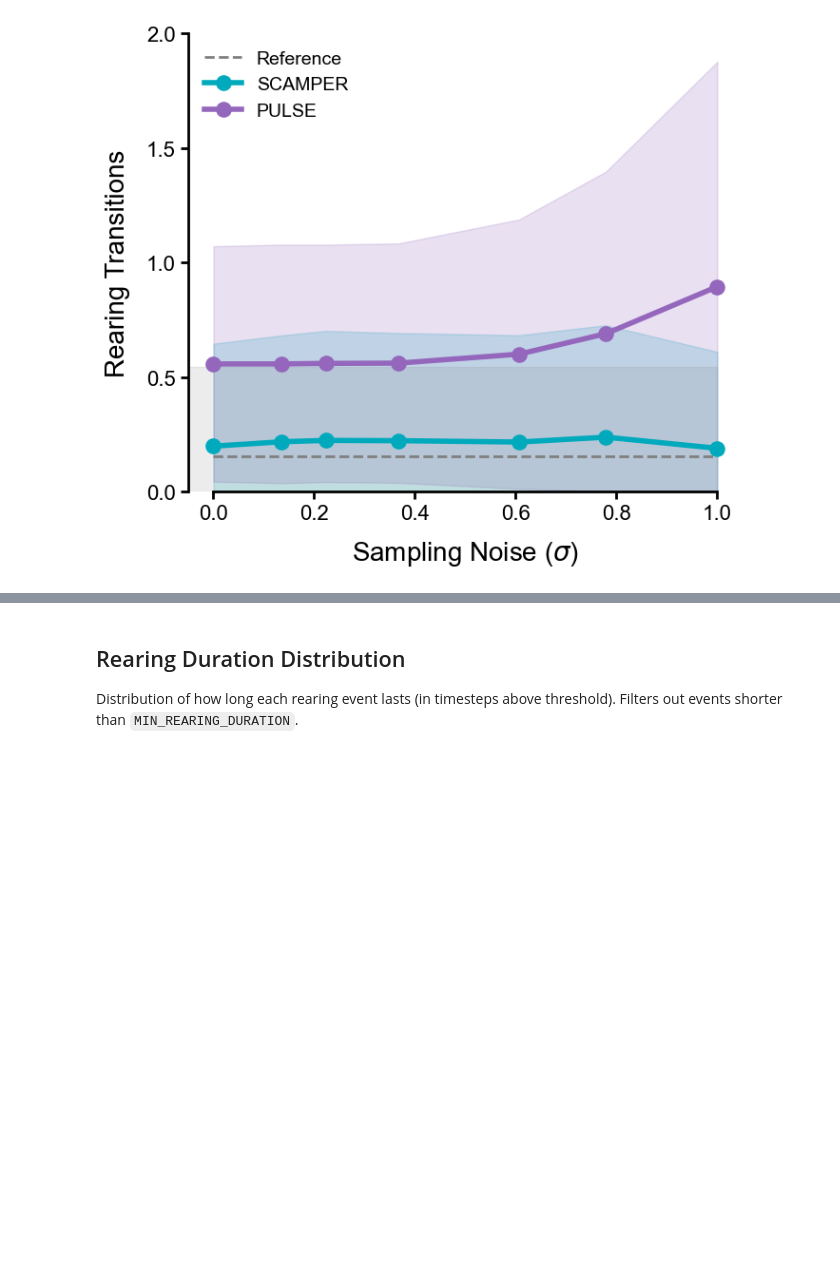
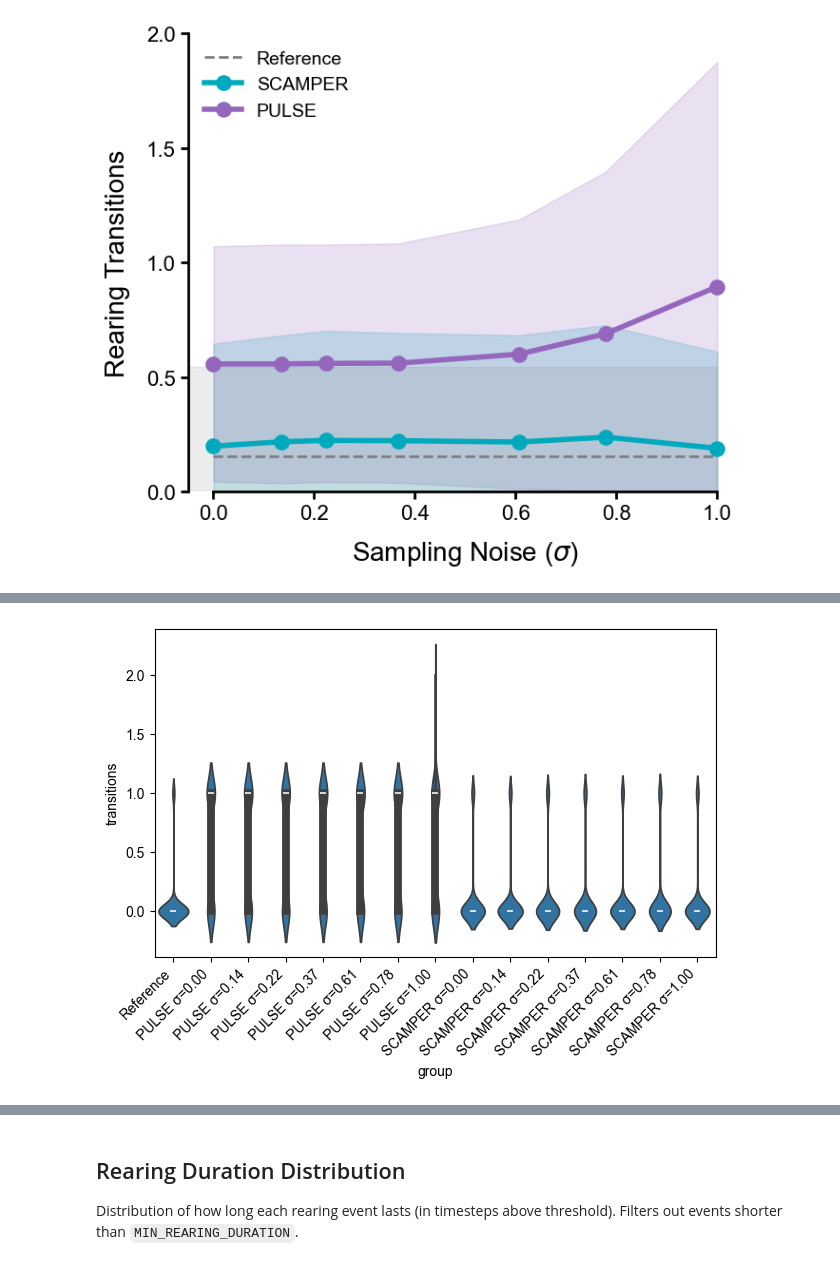
Before and after one commit to asirbu77/SCAMPER, a Jupyter notebook: notebooks/analysis/random_generation/distance_from_rollout_dataset.ipynb, the cells around one changed output, grey strips where cells are left out. Saved outputs shown, nothing was run; the diff lists cells and outputs as text; code cells hidden in the pictures; blank space fills up the shorter version.

```diff
--- a/notebooks/analysis/random_generation/distance_from_rollout_dataset.ipynb
+++ b/notebooks/analysis/random_generation/distance_from_rollout_dataset.ipynb
@@ -748,0 +833,8 @@ Saved to /home/mila/a/aidan.sirbu/SCAMPER/notebooks/plots/random_generation/dist
+# %%
+fig, ax = plt.subplots()
+sns.violinplot(data=violin_df, x="group", y="transitions", order=group_order, ax=ax)
+plt.xticks(rotation=45, ha="right")
+plt.tight_layout()
+plt.show()
+# %% [output]
+[figure, added]
```
Also changed, not shown: parts of 12 cells of this notebook.
